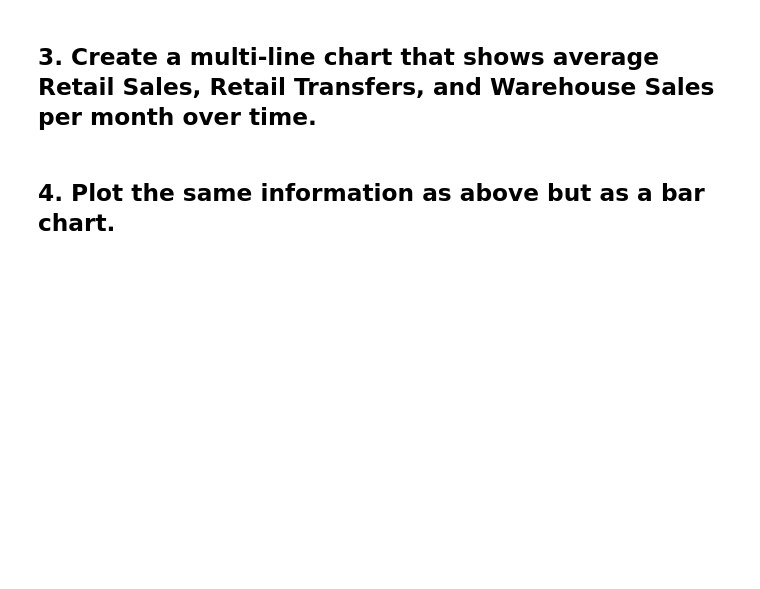
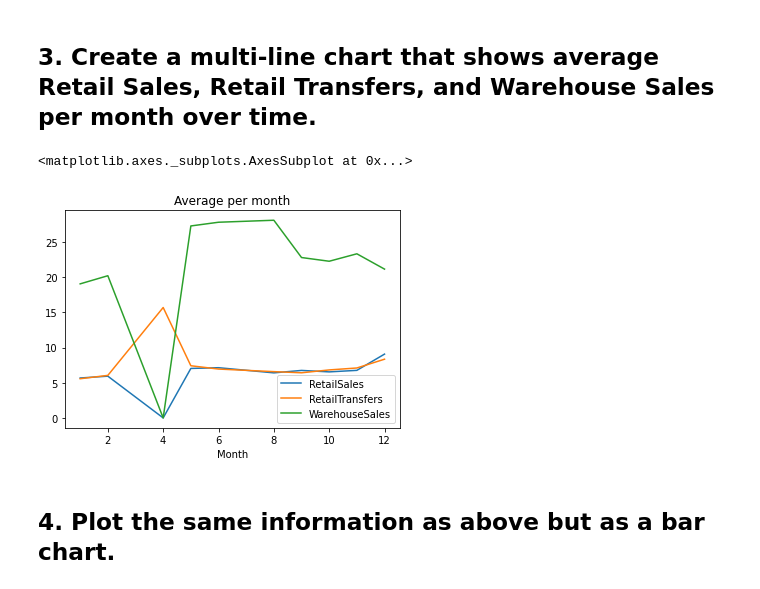
Before and after one commit to ironhack-datalabs/datamad0320, a Jupyter notebook: module-2/lab-plotting-multiple-data-series/your-code/main.ipynb, the cells around one changed output. Saved outputs shown, nothing was run; the diff lists cells and outputs as text; code cells hidden in the pictures; blank space fills up the shorter version.

```diff
--- a/module-2/lab-plotting-multiple-data-series/your-code/main.ipynb
+++ b/module-2/lab-plotting-multiple-data-series/your-code/main.ipynb
@@ -20,4 +42,10 @@ data.head()
 # %% [markdown]
 ## 3. Create a multi-line chart that shows average Retail Sales, Retail Transfers, and Warehouse Sales per month over time.
+# %%
+sales_month=data.groupby("Month").agg("mean").reset_index()
+sales_month.plot.line(x="Month",y=["RetailSales","RetailTransfers","WarehouseSales"],title="Average per month")
+# %% [output]
+<matplotlib.axes._subplots.AxesSubplot at 0x...>
+[figure, added]
 # %% [markdown]
 ## 4. Plot the same information as above but as a bar chart.
```
Also changed, not shown: parts of 9 cells of this notebook.
